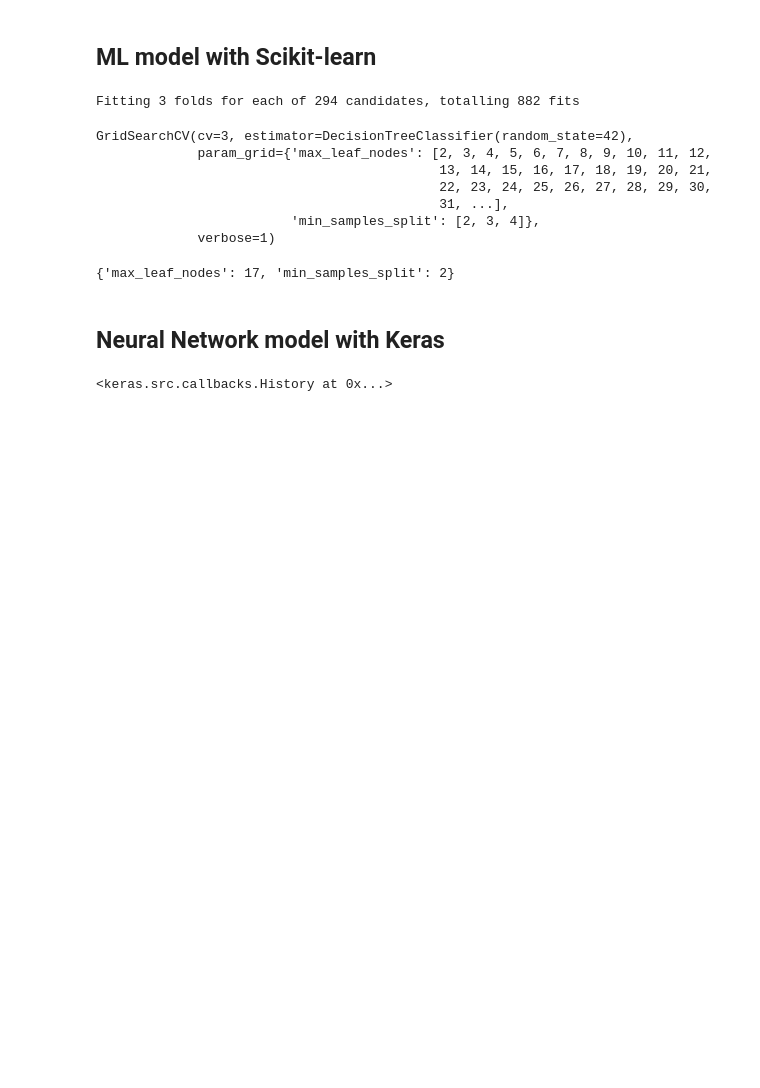
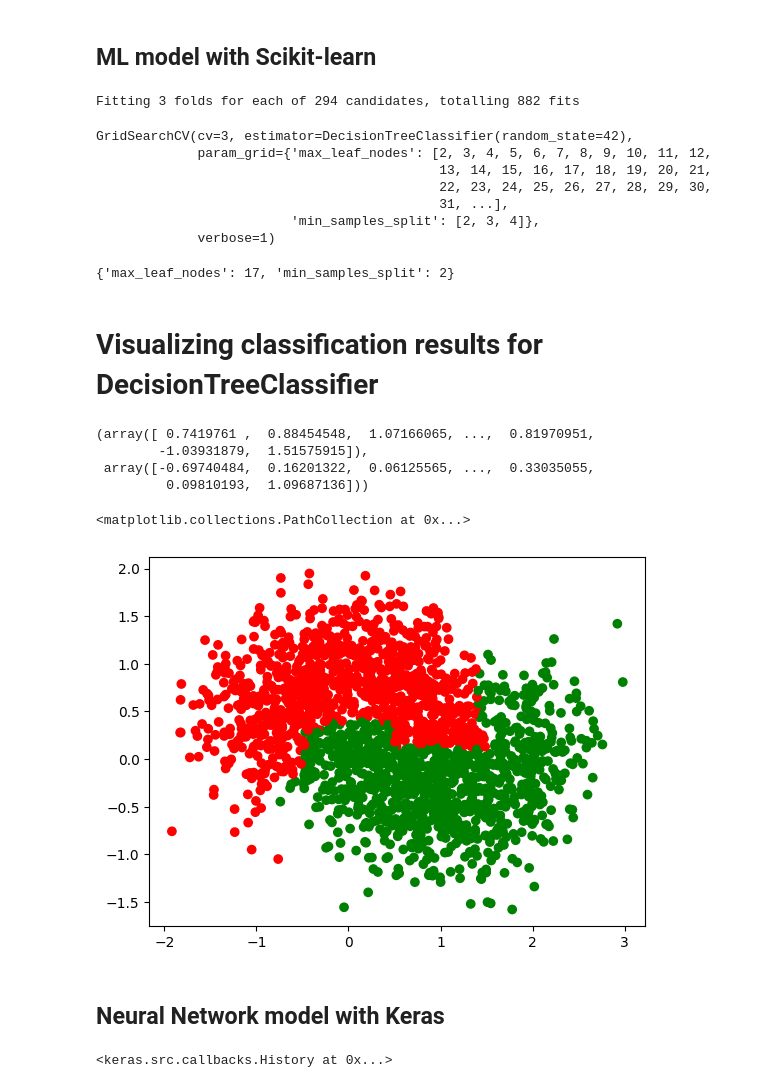
Before and after one commit to AntonioPrgomet/ds23_deep_learning, a Jupyter notebook: l2/code_challenge_dl_possible_solution.ipynb, the cells around one changed output. Saved outputs shown, nothing was run; the diff lists cells and outputs as text; code cells hidden in the pictures; blank space fills up the shorter version.

Commit message:
Added visualization to the predictions

```diff
--- a/l2/code_challenge_dl_possible_solution.ipynb
+++ b/l2/code_challenge_dl_possible_solution.ipynb
@@ -101,6 +101,30 @@ GridSearchCV(cv=3, estimator=DecisionTreeClassifier(random_state=42),
 grid_search_cv.best_params_
 # %% [output]
 {'max_leaf_nodes': 17, 'min_samples_split': 2}
+# %% [markdown]
+# Visualizing classification results for DecisionTreeClassifier
+# %%
+results = grid_search_cv.predict(X_test)
+# %%
+pred=[]
+for i in results:
+    if i==0:
+        pred.append('r')
+    else:
+        pred.append('g')
+one_col=X_test[:,0]
+two_col=X_test[:,1]
+one_col,two_col
+# %% [output]
+(array([ 0.7419761 ,  0.88454548,  1.07166065, ...,  0.81970951,
+        -1.03931879,  1.51575915]),
+ array([-0.69740484,  0.16201322,  0.06125565, ...,  0.33035055,
+         0.09810193,  1.09687136]))
+# %%
+plt.scatter(x=one_col,y=two_col,c=pred)
+# %% [output]
+<matplotlib.collections.PathCollection at 0x...>
+[figure, added]
 # %% [markdown]
 ## Neural Network model with Keras
 # %%
```
Also changed, not shown: parts of 12 cells of this notebook, 1 other file.
